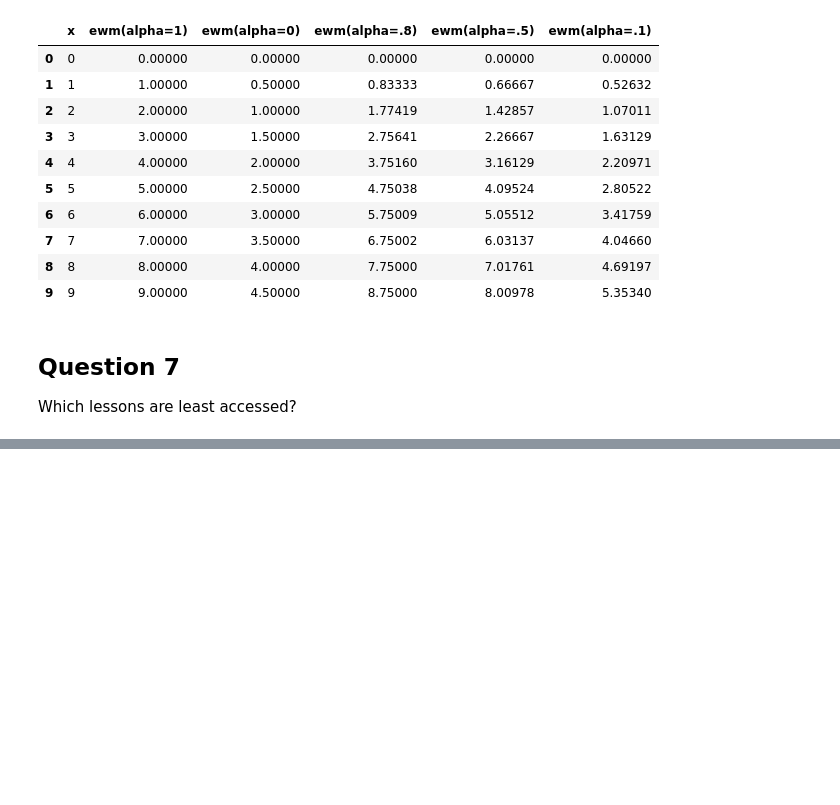
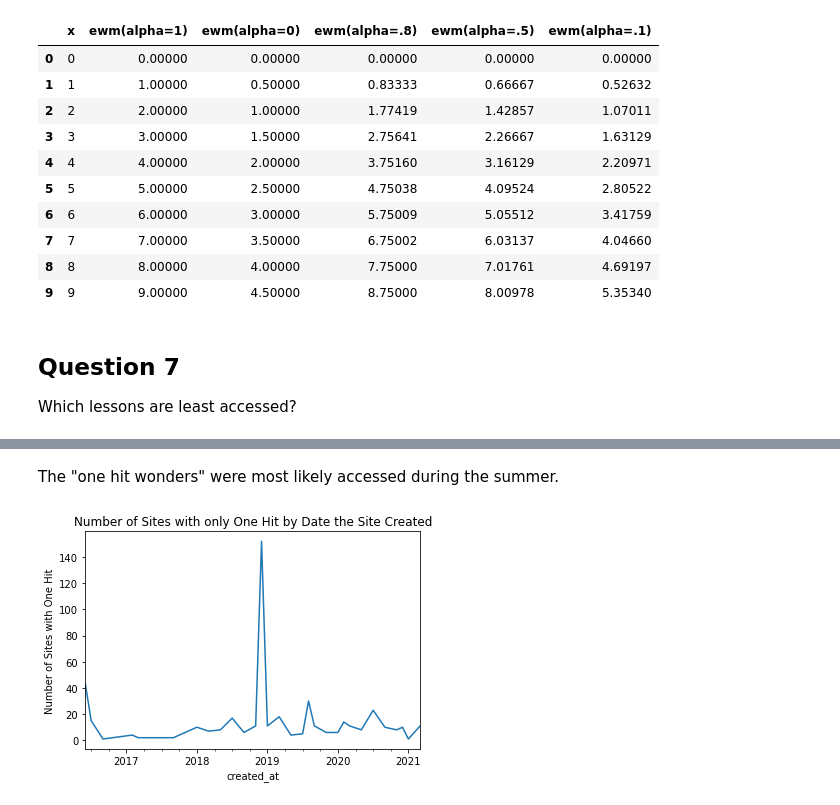
Before and after one commit to malachi-hale/anomaly-detection-project, a Jupyter notebook: Main_Notebook.ipynb, the cells around one changed output, grey strips where cells are left out. Cells and saved outputs as stored; diff of their text form; code cells hidden in the pictures; blank space fills up the shorter version.

```diff
--- a/Main_Notebook.ipynb
+++ b/Main_Notebook.ipynb
@@ -1093,0 +1162,7 @@ hits_per_page[hits_per_page.path == 1]
+# %% [markdown]
+The "one hit wonders" were most likely accessed during the summer.
+# %%
+one_hit_visualization = one_hit['created_at'].groupby([one_hit['created_at'].dt.to_period("M")]).agg('count').plot()
+labels = one_hit_visualization.set(Title = "Number of Sites with only One Hit by Date the Site Created", ylabel = "Number of Sites with One Hit")
+# %% [output]
+[figure, added]
```
Also changed, not shown: parts of 29 cells of this notebook.
